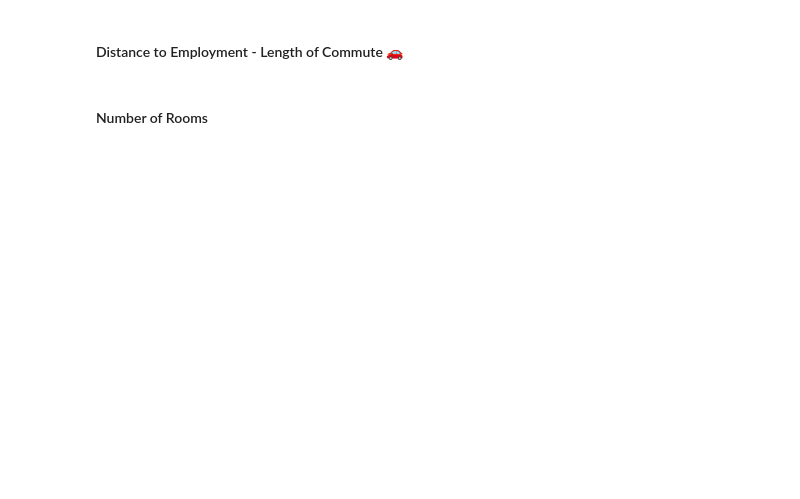
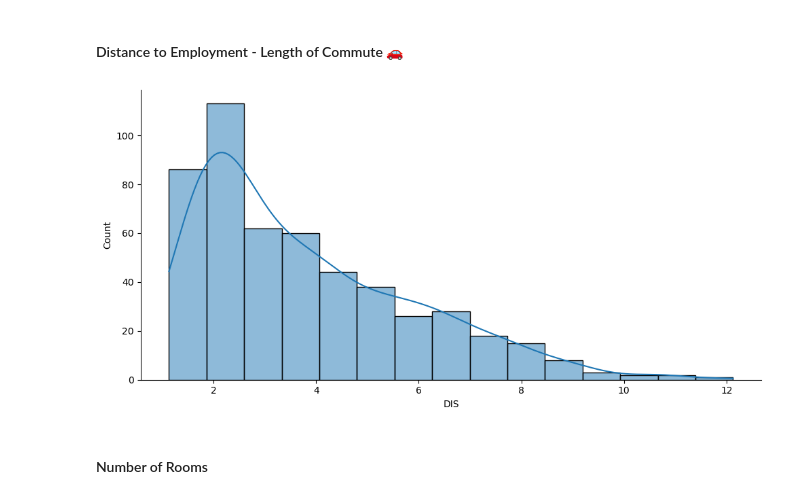
Before and after one commit to Abie221/Multivariable_Regression, a Jupyter notebook: Multivariable_Regression_and_Valuation_Model_(start).ipynb, the cells around one changed output. Saved outputs shown, nothing was run; the diff lists cells and outputs as text; code cells hidden in the pictures; blank space fills up the shorter version.

```diff
--- a/Multivariable_Regression_and_Valuation_Model_(start).ipynb
+++ b/Multivariable_Regression_and_Valuation_Model_(start).ipynb
@@ -147,4 +152,9 @@ What do you notice in the distributions of the data?
 # %% [markdown]
 #### Distance to Employment - Length of Commute 🚗
+# %%
+sns.displot(data, x='DIS', kde=True, aspect=2)
+plt.show()
+# %% [output]
+[figure, added]
 # %% [markdown]
 #### Number of Rooms
```
Also changed, not shown: parts of 7 cells of this notebook.
